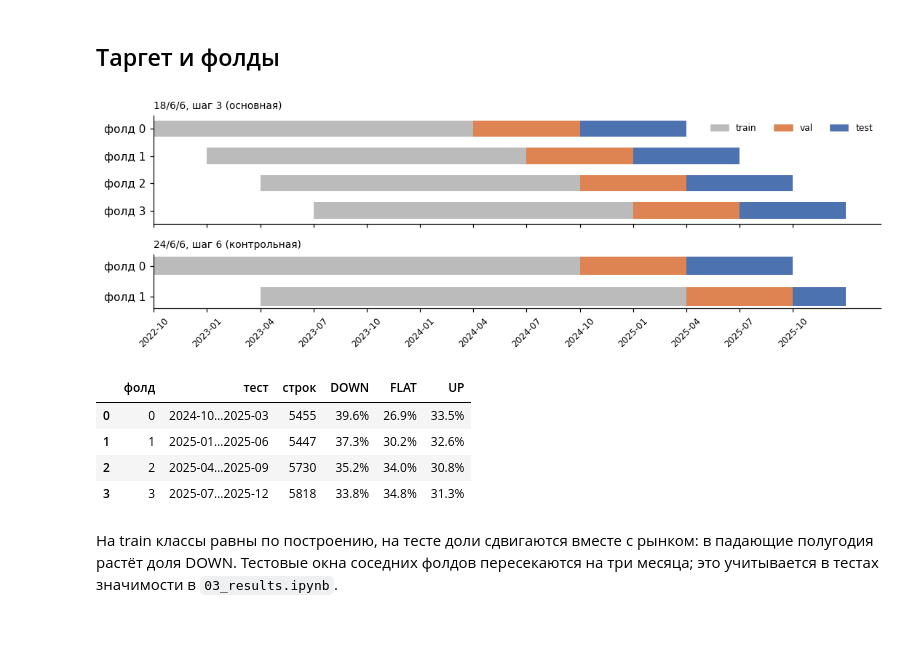
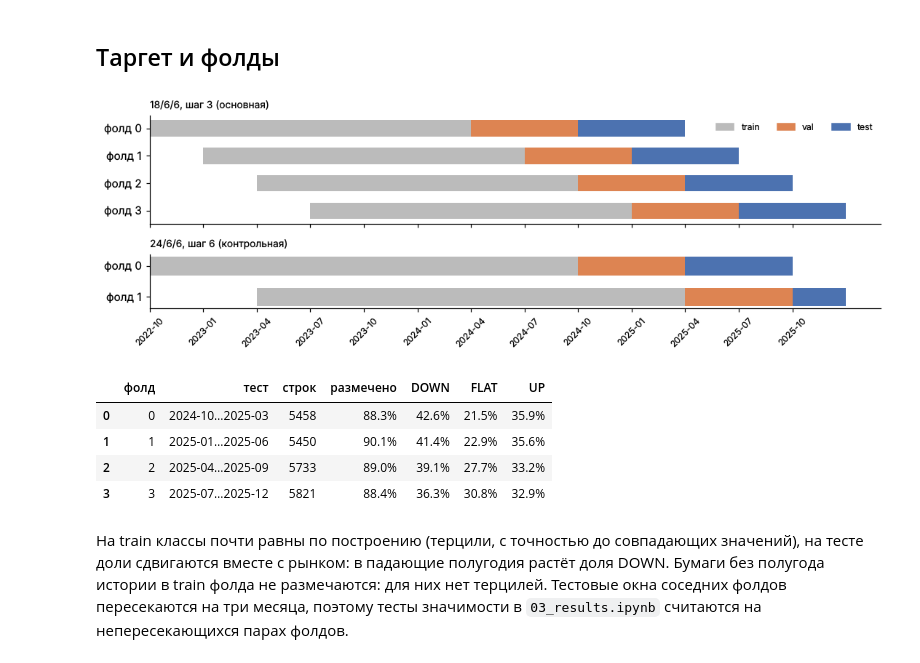
Before and after one commit to SwanGibbon/CourseWork, a Jupyter notebook: 01_data.ipynb, the cells around one changed output. Drawn from its saved outputs; the diff is of its cells as text; code cells hidden in the pictures; blank space fills up the shorter version.

```diff
--- a/01_data.ipynb
+++ b/01_data.ipynb
@@ -113,16 +114,18 @@ hubs = nodes.set_index('node_id').loc[deg.nlargest(5).index, 'SECID'].tolist()
 print(f'граф {last}: {(deg > 0).sum()} активных узлов из {G.number_of_nodes()}, {G.number_of_edges()} рёбер, '
       f'медианная степень {deg[deg > 0].median():.0f}, максимальная {deg.max()}, хабы: {", ".join(hubs)}')
 
-sectors = sorted(nodes['SECTOR'].unique()); palette = plt.get_cmap('tab10')
+sectors = sorted(nodes['SECTOR'].unique()); palette = plt.get_cmap('tab20')
 color = {s: palette(i) for i, s in enumerate(sectors)}
 pos = nx.spring_layout(G, seed=42, k=0.6)
 fig, ax = plt.subplots(figsize=(9, 7))
-nx.draw_networkx_edges(G, pos, ax=ax, width=[1 + 3 * a for a in e['abs_corr']],
+nx.draw_networkx_edges(G, pos, ax=ax, edgelist=list(zip(e['src'], e['dst'])), width=[1 + 3 * a for a in e['abs_corr']],
                        edge_color=['#C44E52' if s < 0 else '#4C72B0' for s in e['sign']], alpha=0.8)
-nx.draw_networkx_nodes(G, pos, ax=ax, node_size=300, node_color=[color[s] for s in nodes['SECTOR']])
+nx.draw_networkx_nodes(G, pos, ax=ax, nodelist=nodes['node_id'].tolist(), node_size=300,
+                       node_color=[color[s] for s in nodes['SECTOR']])
 nx.draw_networkx_labels(G, pos, labels=dict(zip(nodes['node_id'], nodes['SECID'])), ax=ax, font_size=7)
 ax.legend(handles=[plt.Line2D([], [], marker='o', ls='', color=color[s], label=s) for s in sectors] +
                   [plt.Line2D([], [], color='#4C72B0', label='ρ > 0'), plt.Line2D([], [], color='#C44E52', label='ρ < 0')],
           fontsize=7, loc='lower left', frameon=False)
-ax.set_title(f'MST корреляций, {last}'); ax.axis('off'); fig.tight_layout(); fig.savefig(FIG / 'mst_last_month.png'); plt.show()
+ax.set_title(f'MST корреляций остатков рыночной модели, {last}'); ax.axis('off'); fig.tight_layout()
+fig.savefig(FIG / 'mst_last_month.png'); plt.show()
 # %% [output]
@@ -138,44 +143,52 @@ def make_folds(months, train=18, val=6, test=6, step=3, min_tail=6):
     folds, s = [], 0
     while True:
         tr, va, te = (months[s:s + train], months[s + train:s + train + val],
                       months[s + train + val:s + train + val + test])
         if len(tr) < train or len(va) < min_tail or len(te) < min_tail:
             return folds
         folds.append((tr, va, te)); s += step
 
 
 idx['month'] = idx['TRADEDATE'].str[:7]
 months = sorted(m for m in idx['month'].unique() if m in set(meta['month_bucket']))
 grids = {'18/6/6, шаг 3 (основная)': make_folds(months), '24/6/6, шаг 6 (контрольная)': make_folds(months, 24, step=6, min_tail=3)}
 
 fig, axes = plt.subplots(2, 1, figsize=(10, 3.4), sharex=True, gridspec_kw={'height_ratios': [4, 2]})
 for ax, (name, folds) in zip(axes, grids.items()):
     for i, parts in enumerate(folds):
         for part, c in zip(parts, ['#BBBBBB', '#DD8452', '#4C72B0']):
             ax.barh(i, len(part), left=months.index(part[0]), color=c, height=0.6)
     ax.set_yticks(range(len(folds))); ax.set_yticklabels([f'фолд {i}' for i in range(len(folds))]); ax.invert_yaxis()
     ax.set_title(name, fontsize=9, loc='left')
 axes[-1].set_xticks(range(0, len(months), 3)); axes[-1].set_xticklabels(months[::3], rotation=45, fontsize=8)
 axes[0].legend(handles=[plt.Rectangle((0, 0), 1, 1, color=c) for c in ['#BBBBBB', '#DD8452', '#4C72B0']],
                labels=['train', 'val', 'test'], ncol=3, fontsize=8, frameon=False, loc='upper right')
 fig.tight_layout(); fig.savefig(FIG / 'folds.png'); plt.show()
 
-# распределение классов на тесте: терцили по тикеру считаются только на train фолда
+# распределение классов на тесте: терцили по тикеру считаются только на train фолда;
+# тикеры с историей в train короче 120 строк не размечаются (как в 02_experiments.ipynb)
 rows = []
 for i, (tr, va, te) in enumerate(grids['18/6/6, шаг 3 (основная)']):
-    q = idx[idx['month'].isin(tr)].groupby('SECID')['FUTURE_RETURN'].quantile([.33, .66]).unstack()
+    train_rows = idx[idx['month'].isin(tr)]
+    q = train_rows.groupby('SECID')['FUTURE_RETURN'].quantile([1 / 3, 2 / 3]).unstack()
+    labeled = train_rows.groupby('SECID').size().loc[lambda s: s >= 120].index
     t = idx[idx['month'].isin(te)]
-    y = np.where(t['FUTURE_RETURN'] < t['SECID'].map(q[.33]), 0, np.where(t['FUTURE_RETURN'] > t['SECID'].map(q[.66]), 2, 1))
-    rows.append(dict(фолд=i, тест=f'{te[0]}…{te[-1]}', строк=len(t), **{k: f'{v:.1%}' for k, v in zip(['DOWN', 'FLAT', 'UP'], np.bincount(y, minlength=3) / len(y))}))
+    t_lab = t[t['SECID'].isin(labeled)]
+    y = np.where(t_lab['FUTURE_RETURN'] < t_lab['SECID'].map(q[1 / 3]), 0,
+                 np.where(t_lab['FUTURE_RETURN'] > t_lab['SECID'].map(q[2 / 3]), 2, 1))
+    rows.append(dict(фолд=i, тест=f'{te[0]}…{te[-1]}', строк=len(t), размечено=f'{len(t_lab) / len(t):.1%}',
+                     **{k: f'{v:.1%}' for k, v in zip(['DOWN', 'FLAT', 'UP'], np.bincount(y, minlength=3) / len(y))}))
 pd.DataFrame(rows)
 # %% [output]
-[figure, old version]
+[figure, new version]
-|  | фолд | тест | строк | DOWN | FLAT | UP |
-| 0 | 0 | 2024-10…2025-03 | 5455 | 39.6% | 26.9% | 33.5% |
-| 1 | 1 | 2025-01…2025-06 | 5447 | 37.3% | 30.2% | 32.6% |
-| 2 | 2 | 2025-04…2025-09 | 5730 | 35.2% | 34.0% | 30.8% |
-| 3 | 3 | 2025-07…2025-12 | 5818 | 33.8% | 34.8% | 31.3% |
+|  | фолд | тест | строк | размечено | DOWN | FLAT | UP |
+| 0 | 0 | 2024-10…2025-03 | 5458 | 88.3% | 42.6% | 21.5% | 35.9% |
+| 1 | 1 | 2025-01…2025-06 | 5450 | 90.1% | 41.4% | 22.9% | 35.6% |
+| 2 | 2 | 2025-04…2025-09 | 5733 | 89.0% | 39.1% | 27.7% | 33.2% |
+| 3 | 3 | 2025-07…2025-12 | 5821 | 88.4% | 36.3% | 30.8% | 32.9% |
 # %% [markdown]
-На train классы равны по построению, на тесте доли сдвигаются вместе с рынком: в падающие
-полугодия растёт доля DOWN. Тестовые окна соседних фолдов пересекаются на три месяца;
-это учитывается в тестах значимости в `03_results.ipynb`.
+На train классы почти равны по построению (терцили, с точностью до совпадающих значений),
+на тесте доли сдвигаются вместе с рынком: в падающие полугодия растёт доля DOWN. Бумаги без
+полугода истории в train фолда не размечаются: для них нет терцилей. Тестовые окна соседних фолдов
+пересекаются на три месяца, поэтому тесты значимости в `03_results.ipynb` считаются на
+непересекающихся парах фолдов.
```
Also changed, not shown: parts of 8 cells of this notebook, 10 other files.
